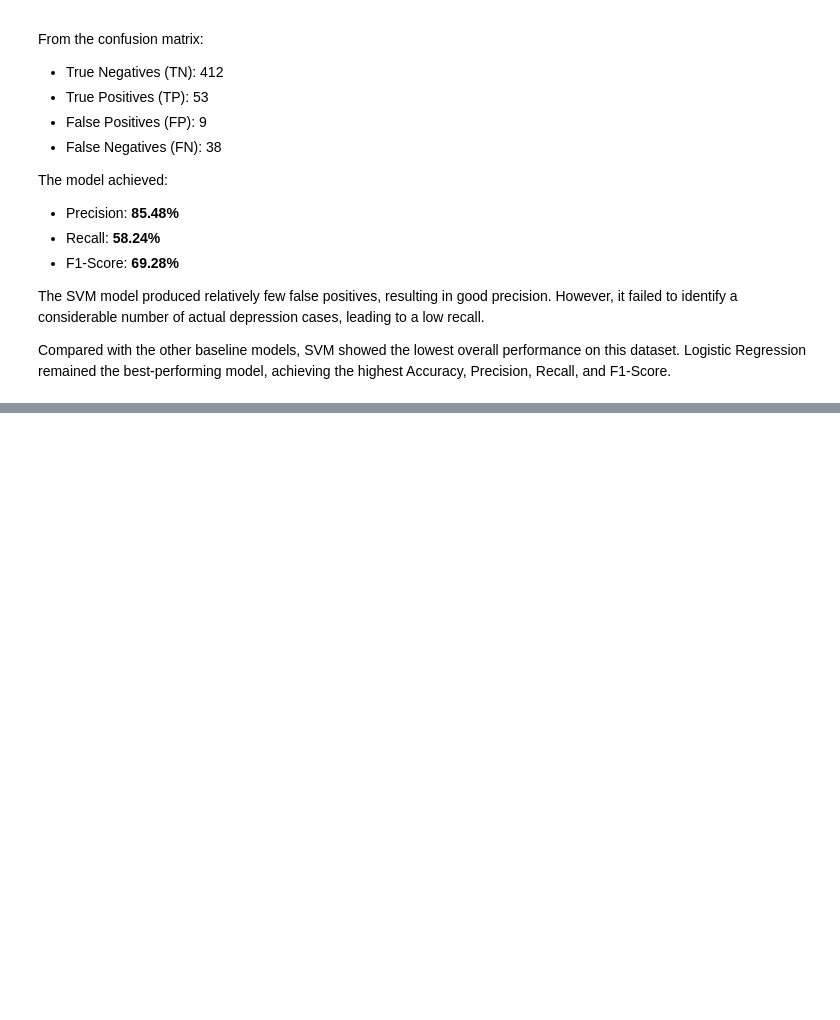
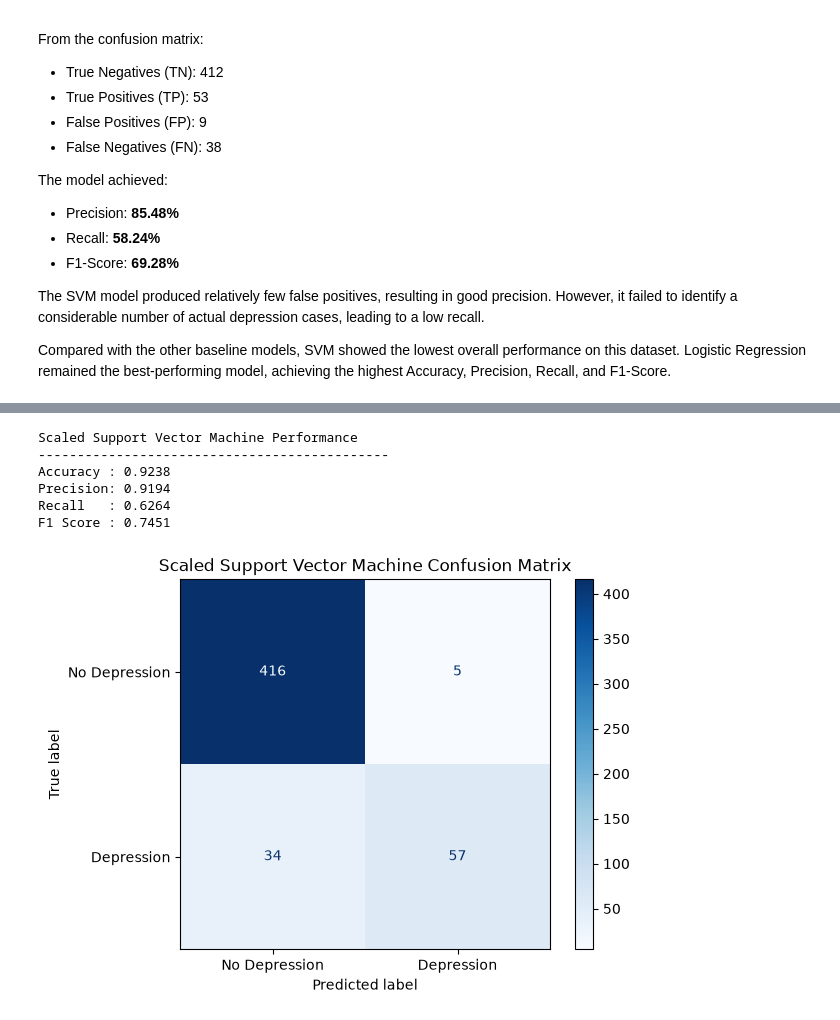
Before and after one commit to Musharraf-Bubere/MindSense-AI, a Jupyter notebook: Notebook/04_Model_Training.ipynb, the cells around one changed output, grey strips where cells are left out. Cells and saved outputs as stored; diff of their text form; code cells hidden in the pictures; blank space fills up the shorter version.

```diff
--- a/Notebook/04_Model_Training.ipynb
+++ b/Notebook/04_Model_Training.ipynb
@@ -1087,0 +1216,2 @@ Compared with the other baseline models, SVM showed the lowest overall performan
+# %%
+svm_scaled_model = SVC(random_state=42)
@@ -1087,0 +1224,2 @@ Compared with the other baseline models, SVM showed the lowest overall performan
+# %%
+svm_scaled_model.fit(X_train_scaled, y_train)
@@ -1087,0 +1232,2 @@ Compared with the other baseline models, SVM showed the lowest overall performan
+# %%
+y_pred_svm_scaled = svm_scaled_model.predict(X_test_scaled)
@@ -1087,0 +1246,34 @@ Compared with the other baseline models, SVM showed the lowest overall performan
+# %%
+# Scaled Support Vector Machine Evaluation
+
+svm_scaled_accuracy = accuracy_score(y_test, y_pred_svm_scaled)
+svm_scaled_precision = precision_score(y_test, y_pred_svm_scaled)
+svm_scaled_recall = recall_score(y_test, y_pred_svm_scaled)
+svm_scaled_f1 = f1_score(y_test, y_pred_svm_scaled)
+
+print("Scaled Support Vector Machine Performance")
+print("-" * 45)
+print(f"Accuracy : {svm_scaled_accuracy:.4f}")
+print(f"Precision: {svm_scaled_precision:.4f}")
+print(f"Recall   : {svm_scaled_recall:.4f}")
+print(f"F1 Score : {svm_scaled_f1:.4f}")
+# %% [output]
+Scaled Support Vector Machine Performance
+---------------------------------------------
+Accuracy : 0.9238
+Precision: 0.9194
+Recall   : 0.6264
+F1 Score : 0.7451
+# %%
+cm = confusion_matrix(y_test, y_pred_svm_scaled)
+
+disp = ConfusionMatrixDisplay(
+    confusion_matrix=cm,
+    display_labels=["No Depression", "Depression"]
+)
+
+disp.plot(cmap="Blues")
+plt.title("Scaled Support Vector Machine Confusion Matrix")
+plt.show()
+# %% [output]
+[figure, added]
```
Also changed, not shown: parts of 75 cells of this notebook.
